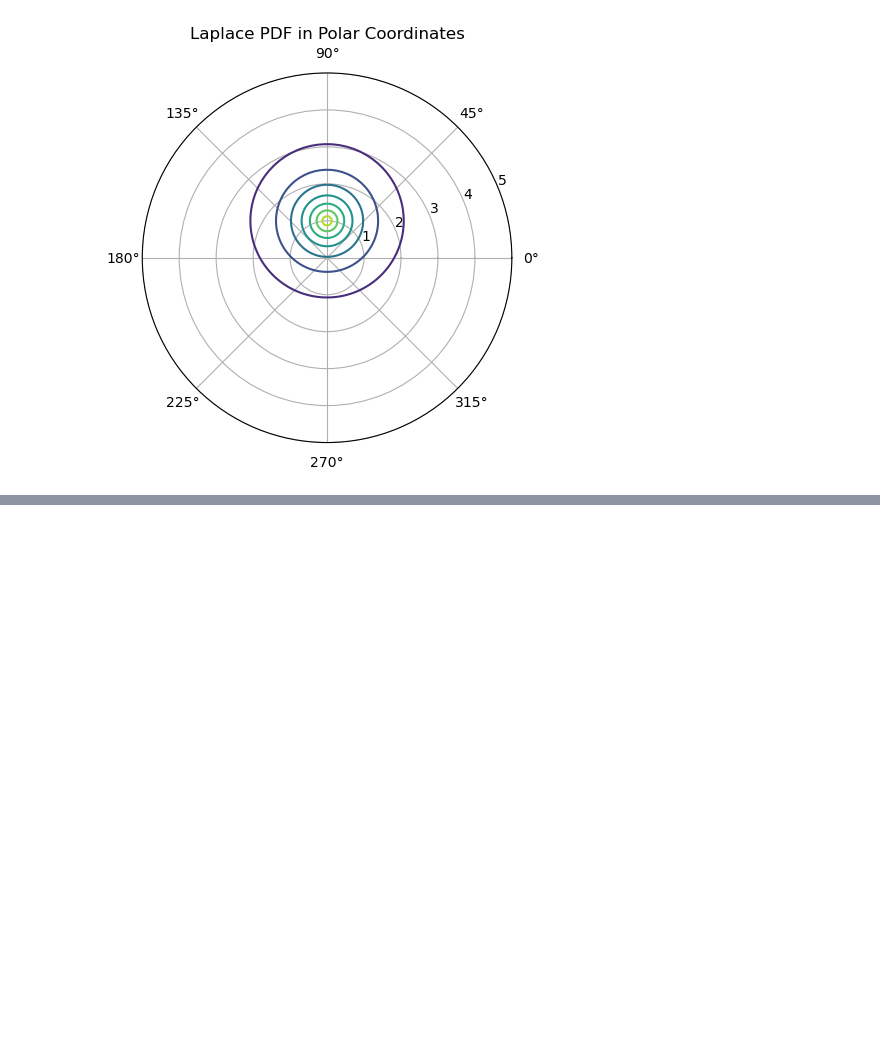
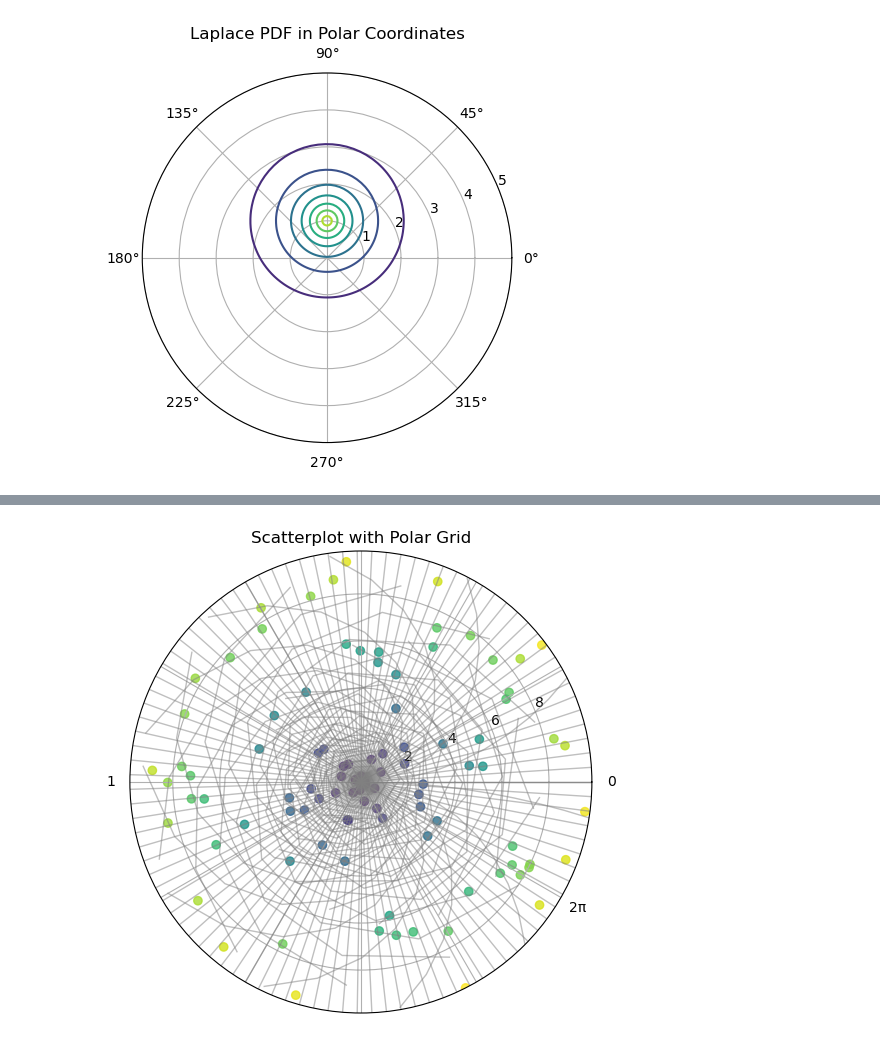
Before and after one commit to tjvanderende/privacy-preserved-clustering-with-nD-Laplace, a Jupyter notebook: RQ1/test.ipynb, the cells around one changed output, grey strips where cells are left out. Drawn from its saved outputs; the diff is of its cells as text; code cells hidden in the pictures; blank space fills up the shorter version.

```diff
--- a/RQ1/test.ipynb
+++ b/RQ1/test.ipynb
@@ -98,0 +21,33 @@ plot_rectangular_grid(coords, grid_size)
+# %%
+import numpy as np
+import matplotlib.pyplot as plt
+
+# Generate some random points
+n_points = 100
+r_coords = np.random.uniform(0, 10, n_points)
+theta_coords = np.random.uniform(0, 2*np.pi, n_points)
+
+# Create a polar plot with radius as the x-axis and angle as the y-axis
+fig = plt.figure(figsize=(6, 6))
+ax = fig.add_subplot(111, projection='polar')
+
+# Draw the polar grid within the radius
+theta_grid, r_grid = np.meshgrid(np.linspace(0, 2*np.pi, 100), np.linspace(0, np.max(r_coords), 10))
+x_grid, y_grid = r_grid*np.cos(theta_grid), r_grid*np.sin(theta_grid)
+ax.plot(theta_grid, r_grid, color='grey', linewidth=1, alpha=0.5)
+ax.plot(x_grid, y_grid, color='grey', linewidth=1, alpha=0.5)
+
+# Plot the random points with color based on distance from the origin
+colors = r_coords / np.max(r_coords)
+ax.scatter(theta_coords, r_coords, c=colors, cmap='viridis', alpha=0.8)
+
+# Set the axis limits and labels
+ax.set_ylim(0, np.max(r_coords))
+ax.set_xticks(np.linspace(0, 2*np.pi, 12, endpoint=False))
+ax.set_xticklabels(['0', '', '', '', '', '', '1', '', '', '', '', '2π'])
+ax.set_title('Scatterplot with Polar Grid')
+
+# Show the plot
+plt.show()
+# %% [output]
+[figure, added]
```
Also changed, not shown: parts of 1 cell of this notebook, 1 other file.
